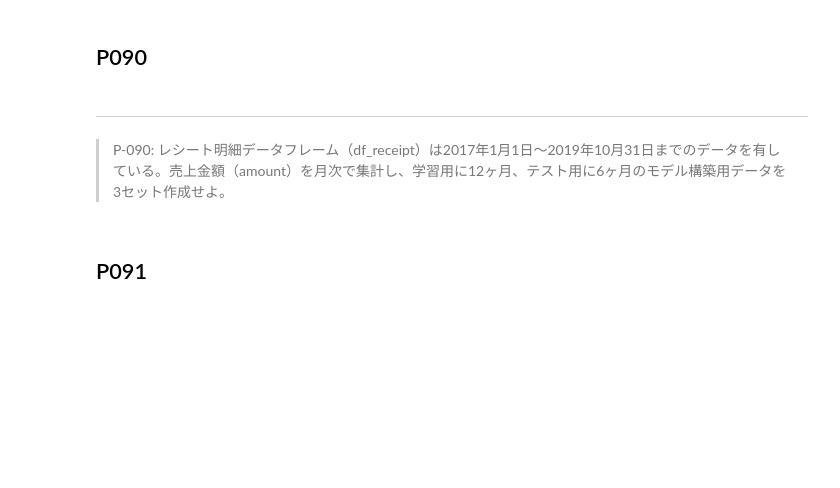
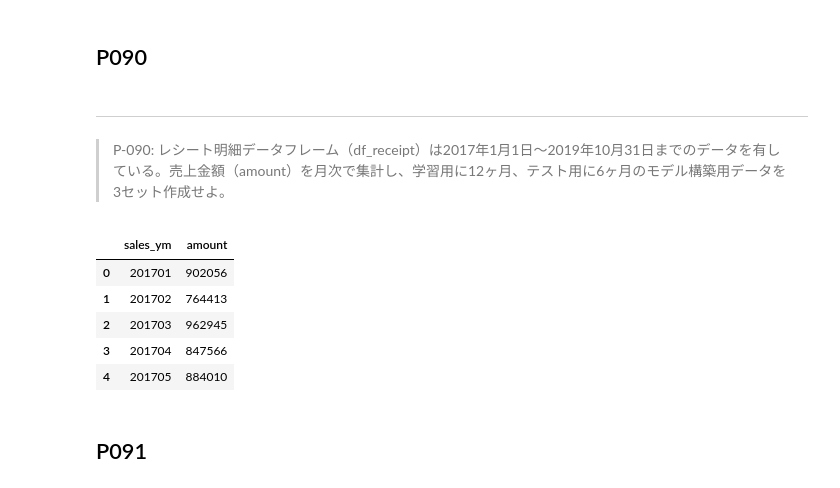
Before and after one commit to okusama27/koan, a Jupyter notebook: 100knock/submit/kame-chan/100_knock_Python(kame-chan).ipynb, the cells around one changed output. Cells and saved outputs as stored; diff of their text form; code cells hidden in the pictures; blank space fills up the shorter version.

```diff
--- a/100knock/submit/kame-chan/100_knock_Python(kame-chan).ipynb
+++ b/100knock/submit/kame-chan/100_knock_Python(kame-chan).ipynb
@@ -2526,3 +2526,16 @@ print(len(df89_train), len(df89_test))
 # %% [markdown]
 ---
 > P-090: レシート明細データフレーム（df_receipt）は2017年1月1日〜2019年10月31日までのデータを有している。売上金額（amount）を月次で集計し、学習用に12ヶ月、テスト用に6ヶ月のモデル構築用データを3セット作成せよ。
+# %%
+df90 = df_receipt.copy()
+df90["sales_ymd_to"] = pd.to_datetime(df90["sales_ymd"], format="%Y%m%d")
+df90["sales_ym"] = df90["sales_ymd_to"].dt.strftime("%Y%m")
+df90_m = df90.groupby("sales_ym")[["amount"]].sum().reset_index()
+df90_m.head()
+# %% [output]
+|  | sales_ym | amount |
+| 0 | 201701 | 902056 |
+| 1 | 201702 | 764413 |
+| 2 | 201703 | 962945 |
+| 3 | 201704 | 847566 |
+| 4 | 201705 | 884010 |
```
Also changed, not shown: parts of 20 cells of this notebook.
